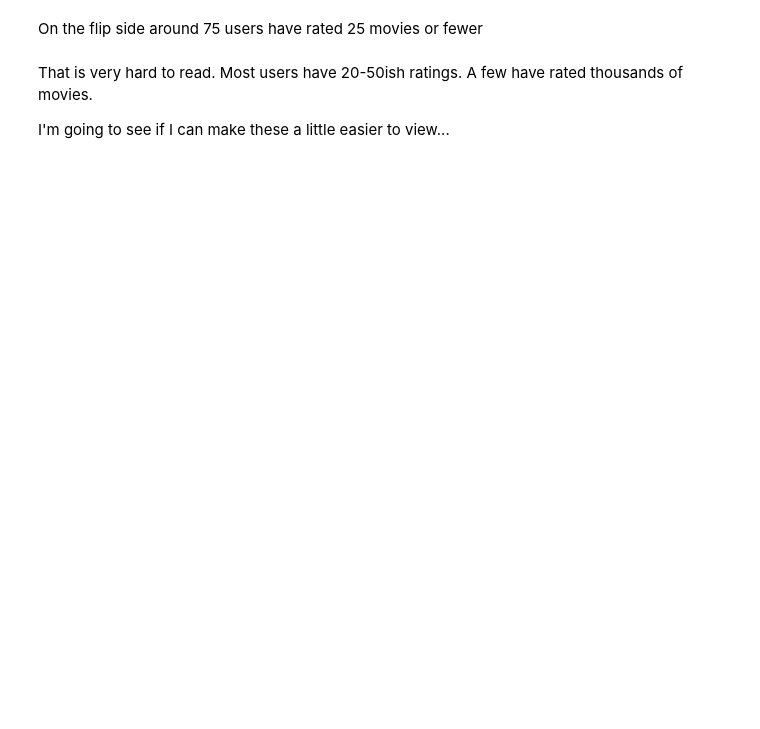
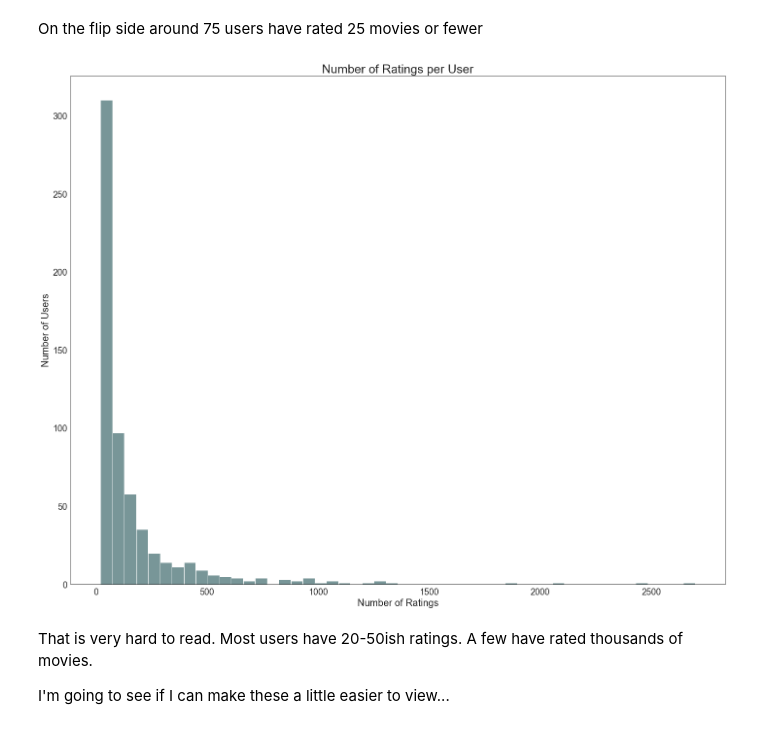
Before and after one commit to lecritch/Rate-5-Get-5-Movie-Recommendation-System, a Jupyter notebook: notebooks/exploratory/dcm_explore/02a_dcm_eda_viz.ipynb, the cells around one changed output. Saved outputs shown, nothing was run; the diff lists cells and outputs as text; code cells hidden in the pictures; blank space fills up the shorter version.

```diff
--- a/notebooks/exploratory/dcm_explore/02a_dcm_eda_viz.ipynb
+++ b/notebooks/exploratory/dcm_explore/02a_dcm_eda_viz.ipynb
@@ -121,10 +255,14 @@ On the flip side around 75 users have rated 25 movies or fewer
 # %%
 fig = plt.subplots(figsize=(20,16))
 plt.hist(users.rating, bins = 50,color='#789698')
 plt.title('Number of Ratings per User')
 plt.xlabel('Number of Ratings')
 plt.ylabel('Number of Users')
+plt.tight_layout()
+plt.savefig('../../../reports/figures/number_ratings_per_user.png')
 plt.show();
+# %% [output]
+[figure, added]
 # %% [markdown]
 That is very hard to read. Most users have 20-50ish ratings. A few have rated thousands of movies.
 
```
Also changed, not shown: parts of 21 cells of this notebook, 7 other files.
